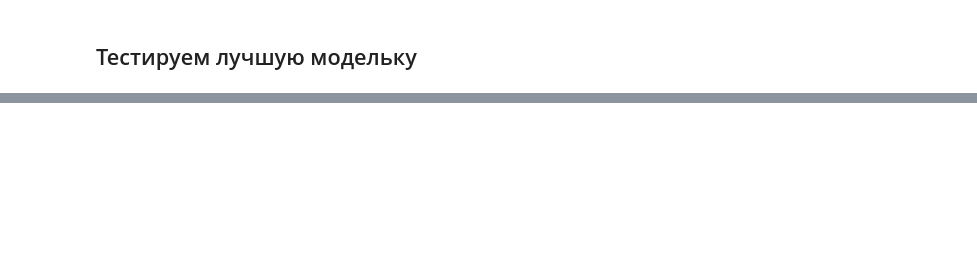
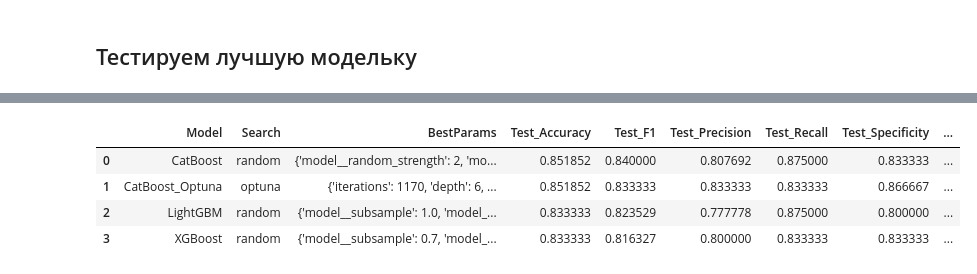
Before and after one commit to ronzhin-dmitry/otus-ml-pro, a Jupyter notebook: hw1_EDA_boosting.ipynb, the cells around one changed output, grey strips where cells are left out. Drawn from its saved outputs; the diff is of its cells as text; code cells hidden in the pictures; blank space fills up the shorter version.

Commit message:
Update hw1_EDA_boosting.ipynb
added some more grid search + optuna

```diff
--- a/hw1_EDA_boosting.ipynb
+++ b/hw1_EDA_boosting.ipynb
@@ -224,0 +180,6 @@ CV F1 (mean ± std): 0.8111871723712613 ± 0.07929187738151412
+# %%
+SEARCH_MODE = "random"  # "grid" или "random"
+N_JOBS = -1
+CV_FOLDS = 5
+N_ITER_RANDOM = 25  # число комбинаций для RandomizedSearchCV
+SCORING = 'f1'      # основной скоринг для подбора
@@ -356,0 +599,27 @@ weighted avg       0.83      0.83      0.83        54
+# %%
+extended = results_df.copy()
+
+extended = pd.concat([
+    extended,
+    pd.DataFrame([{
+        "Model": "CatBoost_Optuna",
+        "Search": "optuna",
+        "BestParams": optuna_params,
+        "Test_Accuracy": acc_o,
+        "Test_F1": f1_o,
+        "Test_Precision": prec_o,
+        "Test_Recall": rec_o,
+        "Test_Specificity": spec_o,
+        "Test_ROC_AUC": roc_o,
+        "CV_Accuracy": np.nan,
+        "CV_F1": np.nan
+    }])
+], ignore_index=True)
+
+extended.sort_values(by="Test_F1", ascending=False).reset_index(drop=True)
+# %% [output]
+|  | Model | Search | BestParams | Test_Accuracy | Test_F1 | Test_Precision | Test_Recall | Test_Specificity | ... |
+| 0 | CatBoost | random | {'model__random_strength': 2, 'mo... | 0.851852 | 0.840000 | 0.807692 | 0.875000 | 0.833333 | ... |
+| 1 | CatBoost_Optuna | optuna | {'iterations': 1170, 'depth': 6, ... | 0.851852 | 0.833333 | 0.833333 | 0.833333 | 0.866667 | ... |
+| 2 | LightGBM | random | {'model__subsample': 1.0, 'model_... | 0.833333 | 0.823529 | 0.777778 | 0.875000 | 0.800000 | ... |
+| 3 | XGBoost | random | {'model__subsample': 0.7, 'model_... | 0.833333 | 0.816327 | 0.800000 | 0.833333 | 0.833333 | ... |
```
Also changed, not shown: parts of 18 cells of this notebook.
